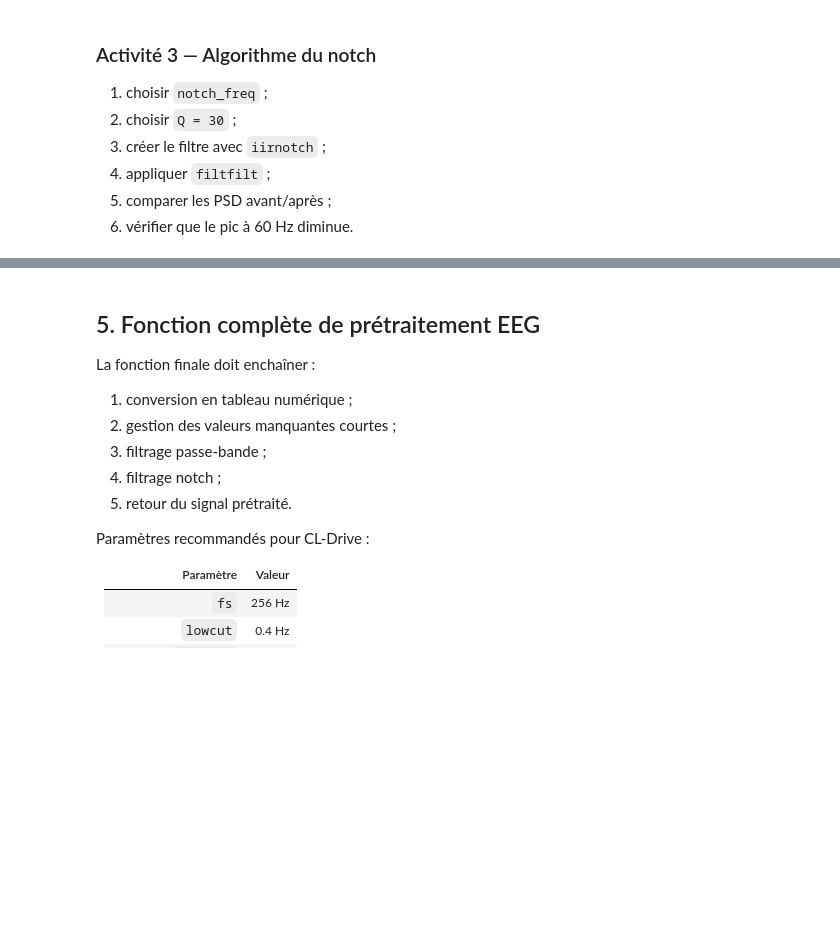
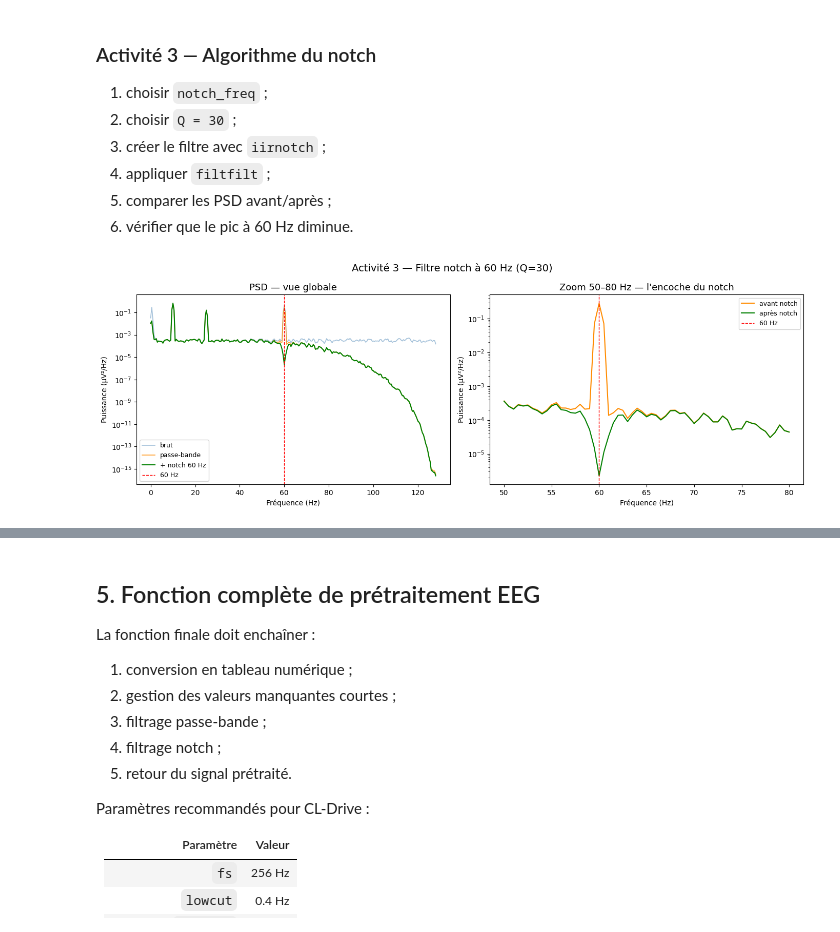
Before and after one commit to Paul72-hub/Neuronanale, a Jupyter notebook: TD3.ipynb, the cells around one changed output, grey strips where cells are left out. Saved outputs shown, nothing was run; the diff lists cells and outputs as text; code cells hidden in the pictures; blank space fills up the shorter version.

```diff
--- a/TD3.ipynb
+++ b/TD3.ipynb
@@ -185,4 +403,88 @@ Pourquoi ne faut-il pas appliquer automatiquement un notch sans regarder la PSD
 5. comparer les PSD avant/après ;
 6. vérifier que le pic à 60 Hz diminue.
 # %%
-# Activité 3 — Implémenter ici le filtre notch.
+from scipy.signal import iirnotch, filtfilt, welch
+import numpy as np
+import matplotlib.pyplot as plt
+
+# ── Étape 1 : fréquence cible du notch ───────────────────────────────────────
+# Le dataset CL-Drive est canadien → réseau électrique à 60 Hz
+notch_freq = 60.0   # Hz
+
+# ── Étape 2 : facteur de qualité Q ───────────────────────────────────────────
+# Q contrôle la largeur de l'encoche : largeur ≈ notch_freq / Q
+# Q = 30  →  largeur ≈ 60 / 30 = 2 Hz  (encoche de 59 à 61 Hz)
+# Plus Q est grand → encoche plus étroite → moins de signal EEG sacrifié
+Q = 30
+
+# ── Étape 3 : conception du filtre notch ─────────────────────────────────────
+# iirnotch attend une fréquence normalisée par Nyquist (même logique que butter)
+nyquist   = fs / 2.0
+freq_norm = notch_freq / nyquist   # 60 / 128 ≈ 0.469
+
+b_notch, a_notch = iirnotch(freq_norm, Q)
+# Contrairement à butter (qui renvoie des SOS), iirnotch renvoie des coefficients b, a
+# → on utilise filtfilt (et non sosfiltfilt) pour appliquer ce filtre
+
+# ── Étape 4 : appliquer le notch au signal déjà passe-bandé ──────────────────
+# On applique le notch sur x_bp (résultat de l'Activité 2)
+# Chaîne complète : brut → passe-bande → notch
+x_final = filtfilt(b_notch, a_notch, x_bp)
+
+# ── Étapes 5 & 6 : comparer les PSD avant/après le notch ─────────────────────
+freqs, psd_brut  = welch(x,       fs=fs, nperseg=fs * 2)
+freqs, psd_bp    = welch(x_bp,    fs=fs, nperseg=fs * 2)
+freqs, psd_final = welch(x_final, fs=fs, nperseg=fs * 2)
+
+# — Vue globale (0–128 Hz) —
+fig, axes = plt.subplots(1, 2, figsize=(14, 5))
+
+axes[0].semilogy(freqs, psd_brut,  color="steelblue",  linewidth=1.2, label="brut",          alpha=0.5)
+axes[0].semilogy(freqs, psd_bp,    color="darkorange",  linewidth=1.2, label="passe-bande",   alpha=0.8)
+axes[0].semilogy(freqs, psd_final, color="green",       linewidth=1.5, label="+ notch 60 Hz")
+axes[0].axvline(60, color="red", linestyle="--", linewidth=1, label="60 Hz")
+axes[0].set_title("PSD — vue globale", fontsize=13)
+axes[0].set_xlabel("Fréquence (Hz)")
+axes[0].set_ylabel("Puissance (µV²/Hz)")
+axes[0].legend(fontsize=9)
+
+# — Zoom 50–80 Hz : on voit clairement l'encoche —
+mask_freq = (freqs >= 50) & (freqs <= 80)
+axes[1].semilogy(freqs[mask_freq], psd_bp[mask_freq],    color="darkorange", linewidth=1.5, label="avant notch")
+axes[1].semilogy(freqs[mask_freq], psd_final[mask_freq], color="green",      linewidth=1.5, label="après notch")
+axes[1].axvline(60, color="red", linestyle="--", linewidth=1, label="60 Hz")
+axes[1].set_title("Zoom 50–80 Hz — l'encoche du notch", fontsize=13)
+axes[1].set_xlabel("Fréquence (Hz)")
+axes[1].set_ylabel("Puissance (µV²/Hz)")
+axes[1].legend(fontsize=9)
+
+plt.suptitle("Activité 3 — Filtre notch à 60 Hz (Q=30)", fontsize=14)
+plt.tight_layout()
+plt.show()
+
+# — Domaine temporel : signal brut vs signal final —
+fig, ax = plt.subplots(figsize=(14, 4))
+mask_t = t < 2
+ax.plot(t[mask_t], x[mask_t],       color="steelblue", linewidth=0.8, label="brut",               alpha=0.5)
+ax.plot(t[mask_t], x_final[mask_t], color="green",     linewidth=1.0, label="final (passe-bande + notch)")
+ax.set_title("Domaine temporel — 2 premières secondes", fontsize=13)
+ax.set_xlabel("Temps (s)")
+ax.set_ylabel("Amplitude (µV)")
+ax.legend()
+plt.tight_layout()
+plt.show()
+
+# ── Vérification numérique ────────────────────────────────────────────────────
+idx_60 = np.argmin(np.abs(freqs - 60))
+p_avant = psd_bp[idx_60]
+p_apres = psd_final[idx_60]
+print(f"Puissance à 60 Hz — avant notch : {p_avant:.4f} µV²/Hz")
+print(f"Puissance à 60 Hz — après notch : {p_apres:.4f} µV²/Hz")
+print(f"Réduction : ×{p_apres/p_avant:.5f}  (~{10*np.log10(p_avant/p_apres):.1f} dB atténués)")
+
+print("\nRésumé de la chaîne complète :")
+print("  x        → signal brut (dérive + alpha + beta + secteur + bruit)")
+print("  x_bp     → après passe-bande 0.4–75 Hz  (dérive supprimée)")
+print("  x_final  → après notch 60 Hz            (bruit secteur supprimé)")
+# %% [output]
+[figure, added]
```
Also changed, not shown: parts of 23 cells of this notebook, 2 other files.
